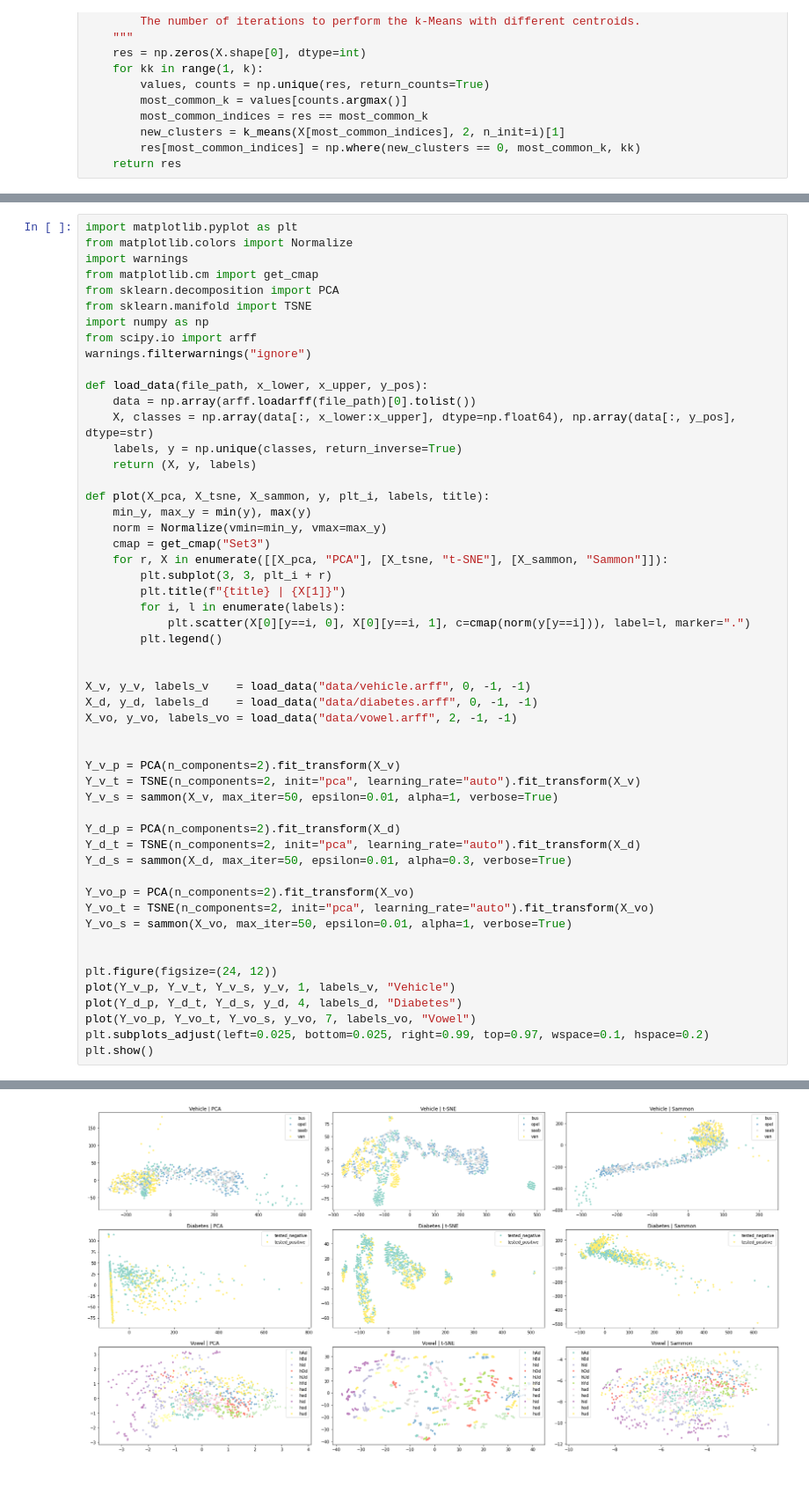
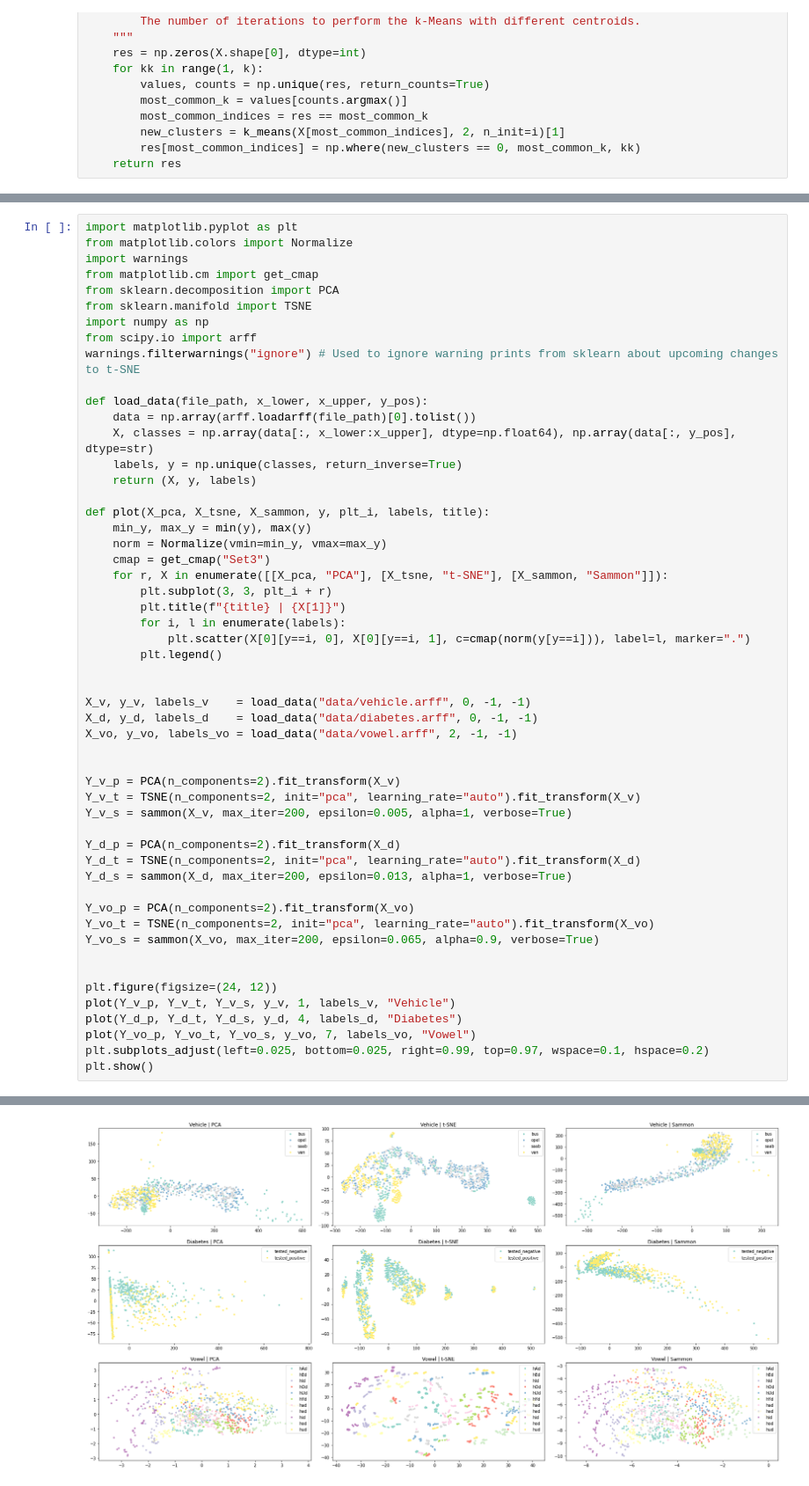
Before and after one commit to oenstrom/2DV516_A4, a Jupyter notebook: assignment4.ipynb, the cells around one changed output, grey strips where cells are left out. Shown at 88% size. Saved outputs shown, nothing was run; the diff lists cells and outputs as text.

```diff
--- a/assignment4.ipynb
+++ b/assignment4.ipynb
@@ -151,7 +178,7 @@ from sklearn.decomposition import PCA
 from sklearn.manifold import TSNE
 import numpy as np
 from scipy.io import arff
-warnings.filterwarnings("ignore")
+warnings.filterwarnings("ignore") # Used to ignore warning prints from sklearn about upcoming changes to t-SNE
 
 def load_data(file_path, x_lower, x_upper, y_pos):
     data = np.array(arff.loadarff(file_path)[0].tolist())
@@ -178,15 +205,15 @@ X_vo, y_vo, labels_vo = load_data("data/vowel.arff", 2, -1, -1)
 
 Y_v_p = PCA(n_components=2).fit_transform(X_v)
 Y_v_t = TSNE(n_components=2, init="pca", learning_rate="auto").fit_transform(X_v)
-Y_v_s = sammon(X_v, max_iter=50, epsilon=0.01, alpha=1, verbose=True)
+Y_v_s = sammon(X_v, max_iter=200, epsilon=0.005, alpha=1, verbose=True)
 
 Y_d_p = PCA(n_components=2).fit_transform(X_d)
 Y_d_t = TSNE(n_components=2, init="pca", learning_rate="auto").fit_transform(X_d)
-Y_d_s = sammon(X_d, max_iter=50, epsilon=0.01, alpha=0.3, verbose=True)
+Y_d_s = sammon(X_d, max_iter=200, epsilon=0.013, alpha=1, verbose=True)
 
 Y_vo_p = PCA(n_components=2).fit_transform(X_vo)
 Y_vo_t = TSNE(n_components=2, init="pca", learning_rate="auto").fit_transform(X_vo)
-Y_vo_s = sammon(X_vo, max_iter=50, epsilon=0.01, alpha=1, verbose=True)
+Y_vo_s = sammon(X_vo, max_iter=200, epsilon=0.065, alpha=0.9, verbose=True)
 
 
 plt.figure(figsize=(24, 12))
@@ -216,4 +243,4 @@ Iter: 49, E = 0.07135835415274909
-[figure, old version]
+[figure, new version]
 # %% [markdown]
 ### 3.1: 1)
 For the vehicle dataset I would say t-SNE performed the best.
```
Also changed, not shown: parts of 12 cells of this notebook, 2 other files.
